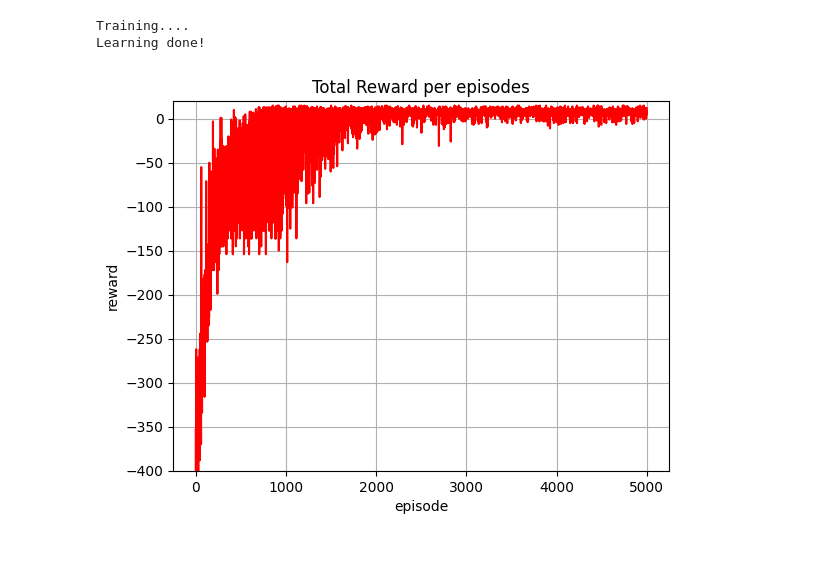
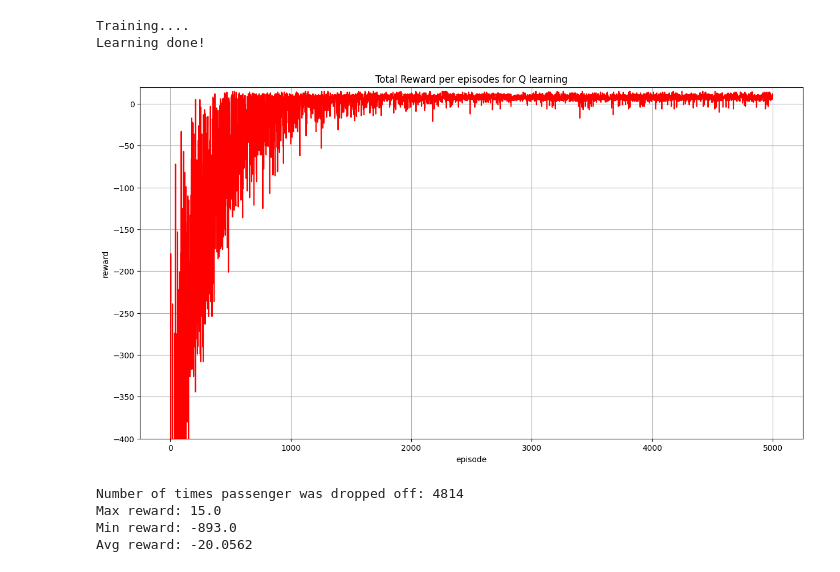
Before and after one commit to Zeid-Hazboun/openAI-taxi-RL, a Jupyter notebook: taxi.ipynb, the cells around one changed output. Cells and saved outputs as stored; diff of their text form; code cells hidden in the pictures.

```diff
--- a/taxi.ipynb
+++ b/taxi.ipynb
@@ -6,0 +19,8 @@ import matplotlib.pyplot as plt
+# %%
+max_episodes = 5000
+max_steps = 200
+test_episodes = 1000
+alpha = 0.1
+gamma = 0.95
+epsilon = 1.0
+decay_rate = 0.01
@@ -17,6 +100,7 @@ class Q_Agent:
         self.epsilon = epsilon
         self.reward_arr = np.empty(max_episodes)
         self.decay_rate = decay_rate
+        self.count_solved = 0
 
 
     def run(self):
@@ -51,6 +135,7 @@ class Q_Agent:
                 state = new_state
 
                 if done == True:
+                    self.count_solved += 1
                     self.reward_arr[episode] = eps_reward
                     eps_reward = 0
                     break
@@ -61,14 +146,16 @@ class Q_Agent:
             self.epsilon = 0.01 + (1.0 - 0.01)*np.exp(-self.decay_rate*episode)
 
         print("Learning done!")
+        self.plot_rewards()
+        self.info_rewards()
 
 
 
 
 
     def plot_rewards(self):
-
-        plt.title("Total Reward per episodes")
+        plt.figure(figsize=(15,8))
+        plt.title("Total Reward per episodes for Q learning")
         plt.xlabel("episode")
         plt.ylabel("reward")
         plt.ylim(-400, 20)
@@ -77,20 +164,24 @@ class Q_Agent:
         plt.show()
 
     def info_rewards(self):
+        print("Number of times passenger was dropped off: {}".format(self.count_solved))
         print("Max reward: {}".format(max(self.reward_arr)))
         print("Min reward: {}".format(min(self.reward_arr)))
         print("Avg reward: {}".format(sum(self.reward_arr)/self.max_episodes))
 # %%
-agent = Q_Agent(max_episodes = 5000,
-                max_steps = 100,
-                test_episodes = 1000,
-                alpha = 0.1,
-                gamma = 0.95,
-                epsilon = 1.0,
-                decay_rate = 0.01)
+agent = Q_Agent(max_episodes,
+                max_steps,
+                test_episodes,
+                alpha,
+                gamma,
+                epsilon,
+                decay_rate)
 agent.run()
-agent.plot_rewards()
 # %% [output]
 Training....
 Learning done!
-[figure, old version]
+[figure, new version]
+Number of times passenger was dropped off: 4814
+Max reward: 15.0
+Min reward: -893.0
+Avg reward: -20.0562
```
Also changed, not shown: parts of 13 cells of this notebook.
